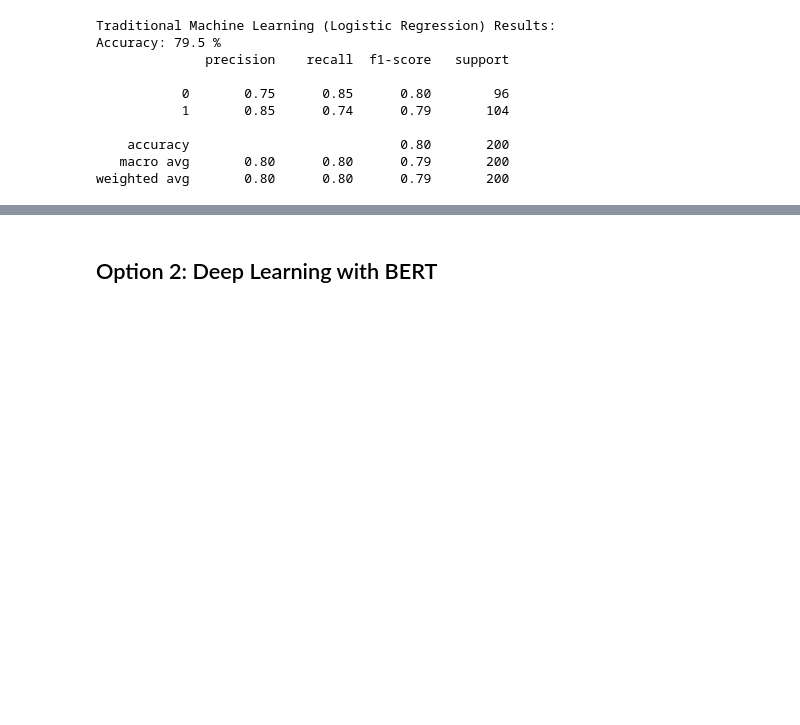
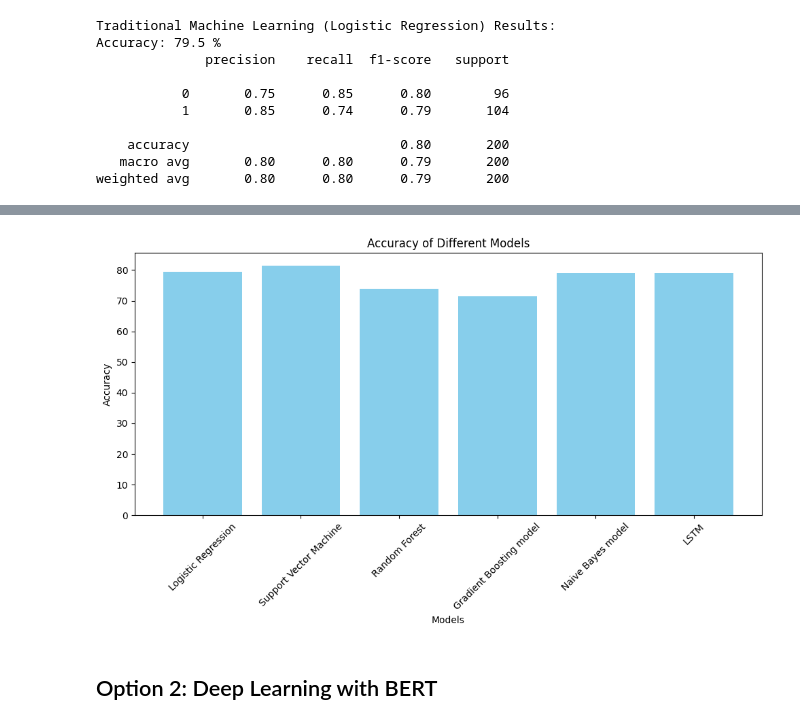
Before and after one commit to SauravBedse223/Sentiment_analyis_Restaurant_Reviews, a Jupyter notebook: Sentiments_Analyisis_for_Restaurant_Review.ipynb, the cells around one changed output, grey strips where cells are left out. Saved outputs shown, nothing was run; the diff lists cells and outputs as text; code cells hidden in the pictures; blank space fills up the shorter version.

```diff
--- a/Sentiments_Analyisis_for_Restaurant_Review.ipynb
+++ b/Sentiments_Analyisis_for_Restaurant_Review.ipynb
@@ -74,3 +250,25 @@ weighted avg       0.80      0.80      0.79       200
+# %%
+import matplotlib.pyplot as plt
+
+# Model names and their corresponding accuracies
+model_names = ['Logistic Regression', 'Support Vector Machine','Random Forest','Gradient Boosting model','Naive Bayes model','LSTM']
+accuracies = [79.5, 81.5, 74.0, 71.5, 79.0,79.0]  # Example accuracies (replace with your actual values)
+
+# Create a bar plot
+plt.figure(figsize=(10, 6))
+plt.bar(model_names, accuracies, color='skyblue')
+
+# Add titles and labels
+plt.title('Accuracy of Different Models')
+plt.xlabel('Models')
+plt.ylabel('Accuracy')
+
+# Display the plot
+plt.xticks(rotation=45)  # Rotate x-axis labels for better readability
+plt.tight_layout()
+plt.show()
+# %% [output]
+[figure, added]
 # %% [markdown]
 ## Option 2: Deep Learning with BERT
 # %%
```
Also changed, not shown: parts of 19 cells of this notebook.
